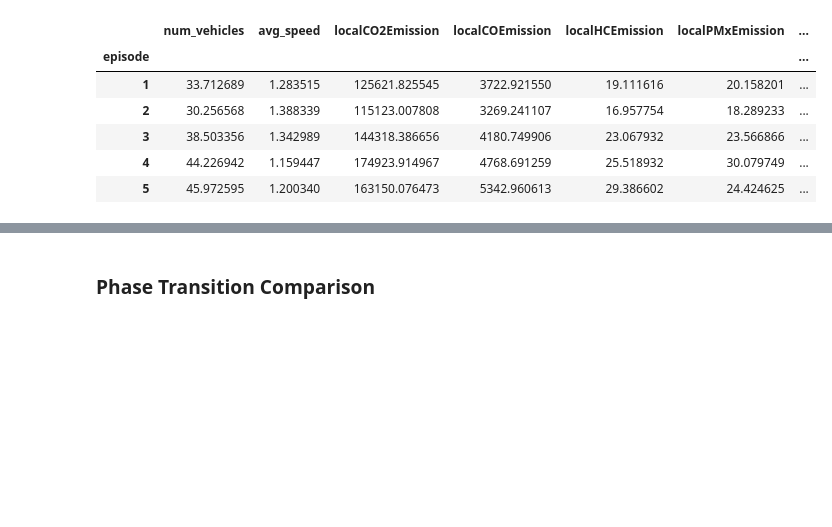
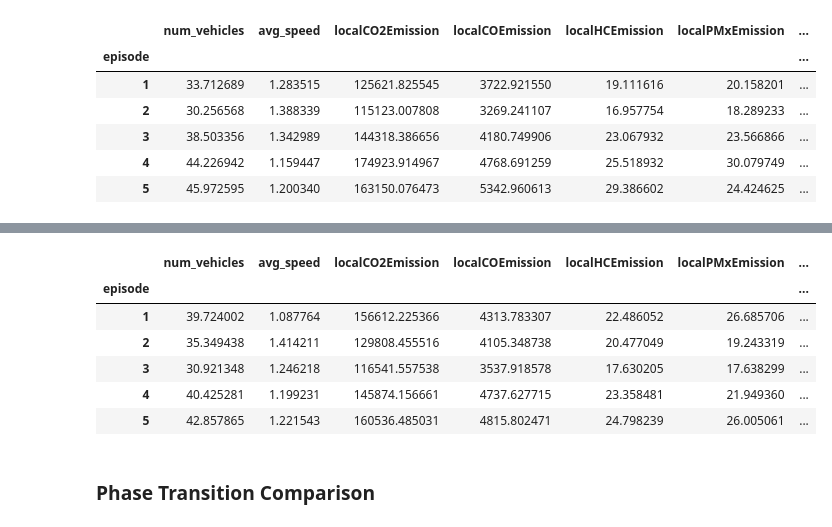
Before and after one commit to karstenk9/rl_traffic_signal_optimization, a Jupyter notebook: notebooks/evaluation_performance.ipynb, the cells around one changed output, grey strips where cells are left out. Drawn from its saved outputs; the diff is of its cells as text; code cells hidden in the pictures; blank space fills up the shorter version.

```diff
--- a/notebooks/evaluation_performance.ipynb
+++ b/notebooks/evaluation_performance.ipynb
@@ -277,3 +290,13 @@ waitTime_400_eval.groupby('episode').mean()
+# %%
+waitTime_900_eval.groupby('episode').mean()
+# %% [output]
+|  | num_vehicles | avg_speed | localCO2Emission | localCOEmission | localHCEmission | localPMxEmission | ... |
+| episode |  |  |  |  |  |  | ... |
+| 1 | 39.724002 | 1.087764 | 156612.225366 | 4313.783307 | 22.486052 | 26.685706 | ... |
+| 2 | 35.349438 | 1.414211 | 129808.455516 | 4105.348738 | 20.477049 | 19.243319 | ... |
+| 3 | 30.921348 | 1.246218 | 116541.557538 | 3537.918578 | 17.630205 | 17.638299 | ... |
+| 4 | 40.425281 | 1.199231 | 145874.156661 | 4737.627715 | 23.358481 | 21.949360 | ... |
+| 5 | 42.857865 | 1.221543 | 160536.485031 | 4815.802471 | 24.798239 | 26.005061 | ... |
 # %%
 # Get average local emission values for evaluation period
 
```
Also changed, not shown: parts of 3 cells of this notebook, 6 other files.
